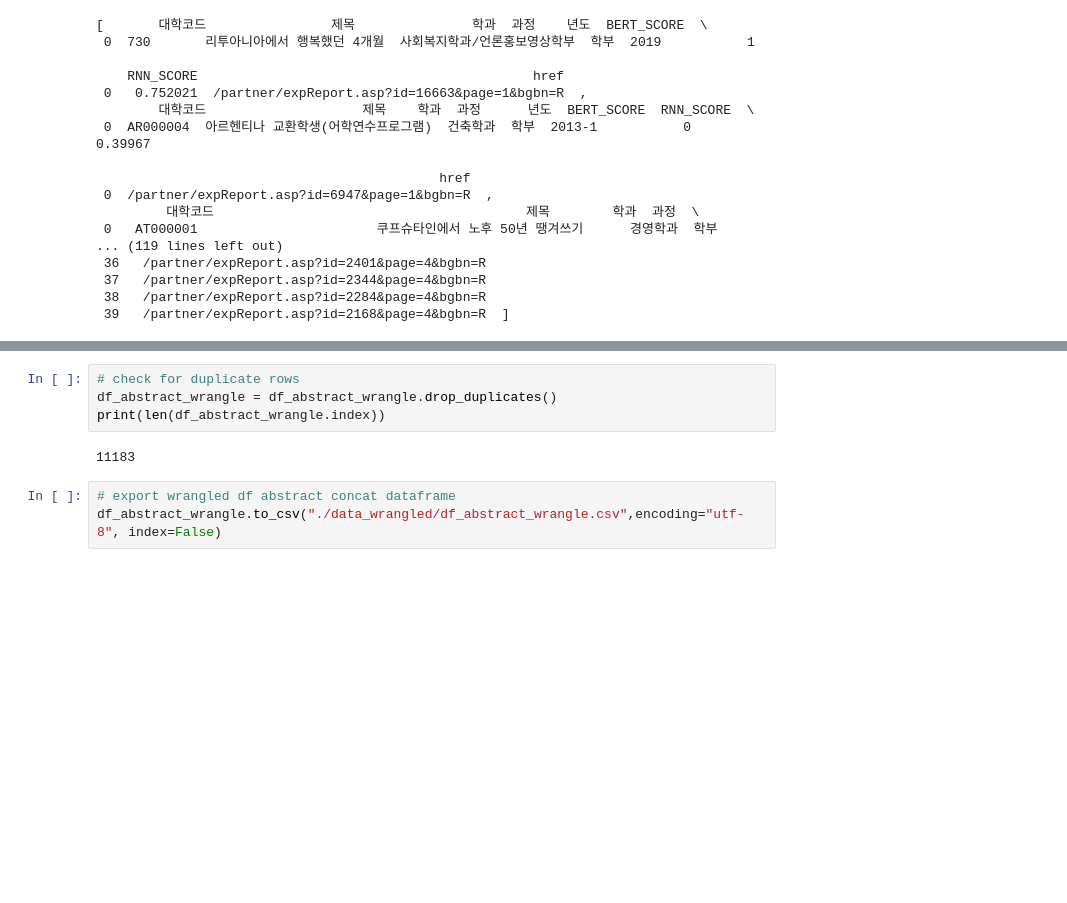
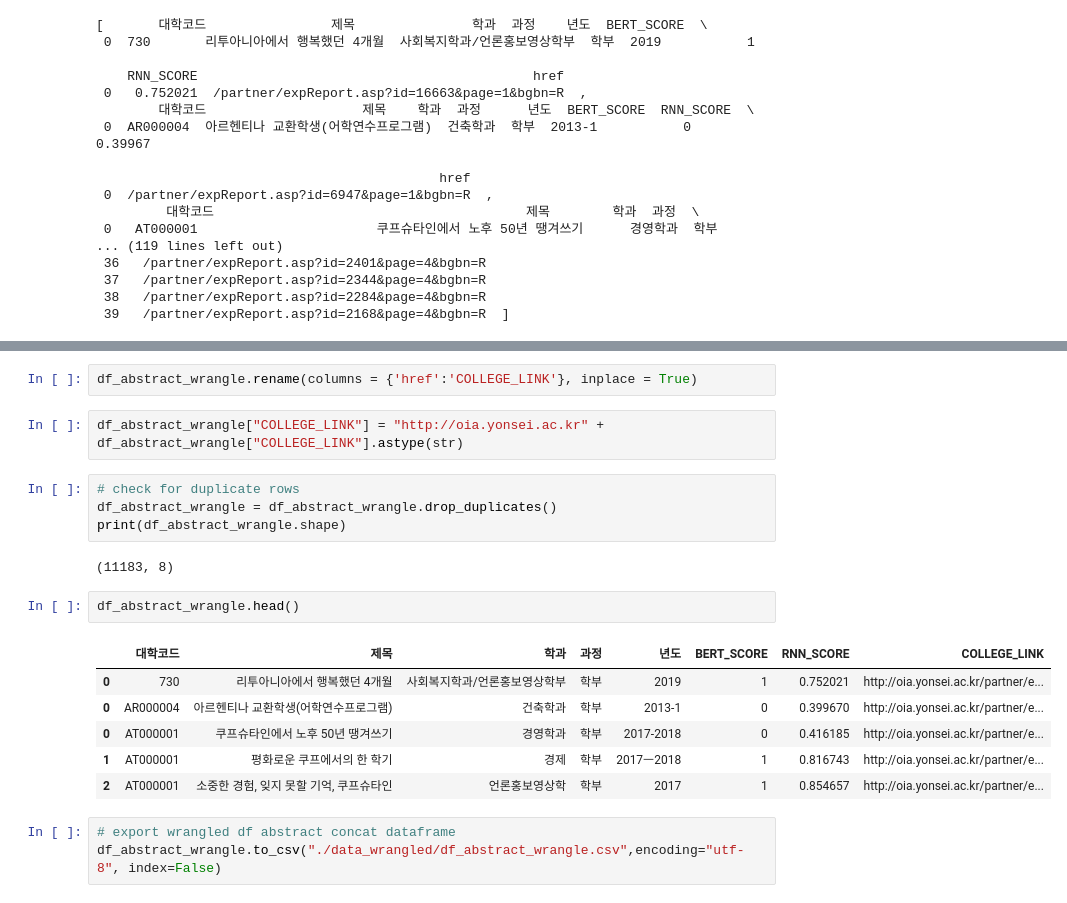
Before and after one commit to snoop2head/yonsei-exchange-program, a Jupyter notebook: wrangle_dataset.ipynb, the cells around one changed output, grey strips where cells are left out. Saved outputs shown, nothing was run; the diff lists cells and outputs as text; blank space fills up the shorter version.

Commit message:
change the shape of df_abstract_wrangle

```diff
--- a/wrangle_dataset.ipynb
+++ b/wrangle_dataset.ipynb
@@ -138,12 +138,25 @@ df_abstract_wrangle.head(10)
 | 5 | AT000001 | 여유로웠던 쿠프슈타인에서의 한 학기 | 행정학과 | 학부 | 2017 | 1 | 0.816663 | /partner/expReport.asp?id=14094&p... |
 | 6 | AT000001 | 쿠프슈타인에서의 한 학기 | 경제학부 | 학부 | 2016 | 1 | 0.731432 | /partner/expReport.asp?id=13866&p... |
 | 7 | AT000001 | 여유롭고 소중했던 쿠프슈타인에서의 시간 | 경제학부 | 학부 | 2016 | 1 | 0.852968 | /partner/expReport.asp?id=13822&p... |
+# %%
+df_abstract_wrangle.rename(columns = {'href':'COLLEGE_LINK'}, inplace = True)
+# %%
+df_abstract_wrangle["COLLEGE_LINK"] = "http://oia.yonsei.ac.kr" + df_abstract_wrangle["COLLEGE_LINK"].astype(str)
 # %%
 # check for duplicate rows
 df_abstract_wrangle = df_abstract_wrangle.drop_duplicates()
-print(len(df_abstract_wrangle.index))
+print(df_abstract_wrangle.shape)
 # %% [output]
-11183
+(11183, 8)
+# %%
+df_abstract_wrangle.head()
+# %% [output]
+|  | 대학코드 | 제목 | 학과 | 과정 | 년도 | BERT_SCORE | RNN_SCORE | COLLEGE_LINK |
+| 0 | 730 | 리투아니아에서 행복했던 4개월 | 사회복지학과/언론홍보영상학부 | 학부 | 2019 | 1 | 0.752021 | http://oia.yonsei.ac.kr/partner/e... |
+| 0 | AR000004 | 아르헨티나 교환학생(어학연수프로그램) | 건축학과 | 학부 | 2013-1 | 0 | 0.399670 | http://oia.yonsei.ac.kr/partner/e... |
+| 0 | AT000001 | 쿠프슈타인에서 노후 50년 땡겨쓰기 | 경영학과 | 학부 | 2017-2018 | 0 | 0.416185 | http://oia.yonsei.ac.kr/partner/e... |
+| 1 | AT000001 | 평화로운 쿠프에서의 한 학기 | 경제 | 학부 | 2017ㅡ2018 | 1 | 0.816743 | http://oia.yonsei.ac.kr/partner/e... |
+| 2 | AT000001 | 소중한 경험, 잊지 못할 기억, 쿠프슈타인 | 언론홍보영상학 | 학부 | 2017 | 1 | 0.854657 | http://oia.yonsei.ac.kr/partner/e... |
 # %%
 # export wrangled df abstract concat dataframe
 df_abstract_wrangle.to_csv("./data_wrangled/df_abstract_wrangle.csv",encoding="utf-8", index=False)
```
Also changed, not shown: 1 other file.
